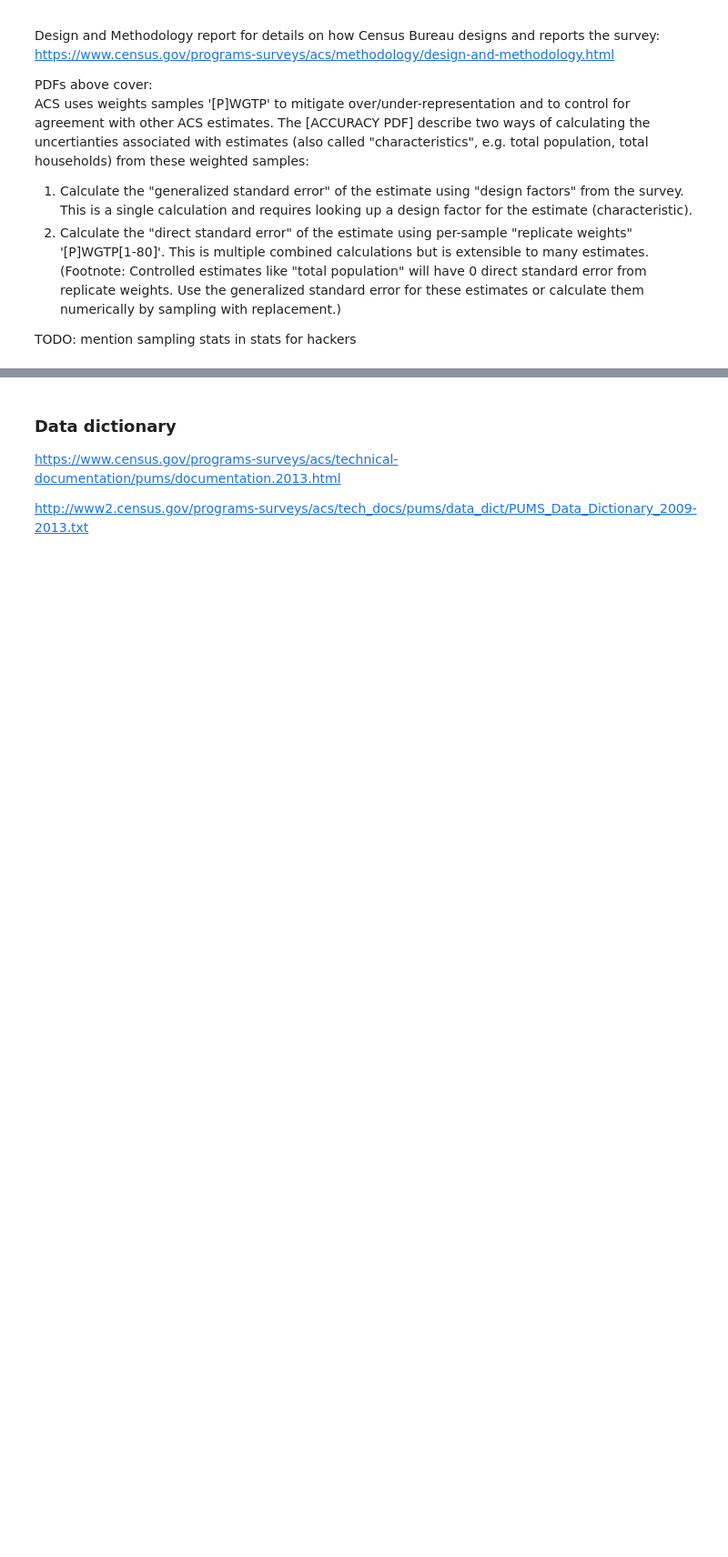
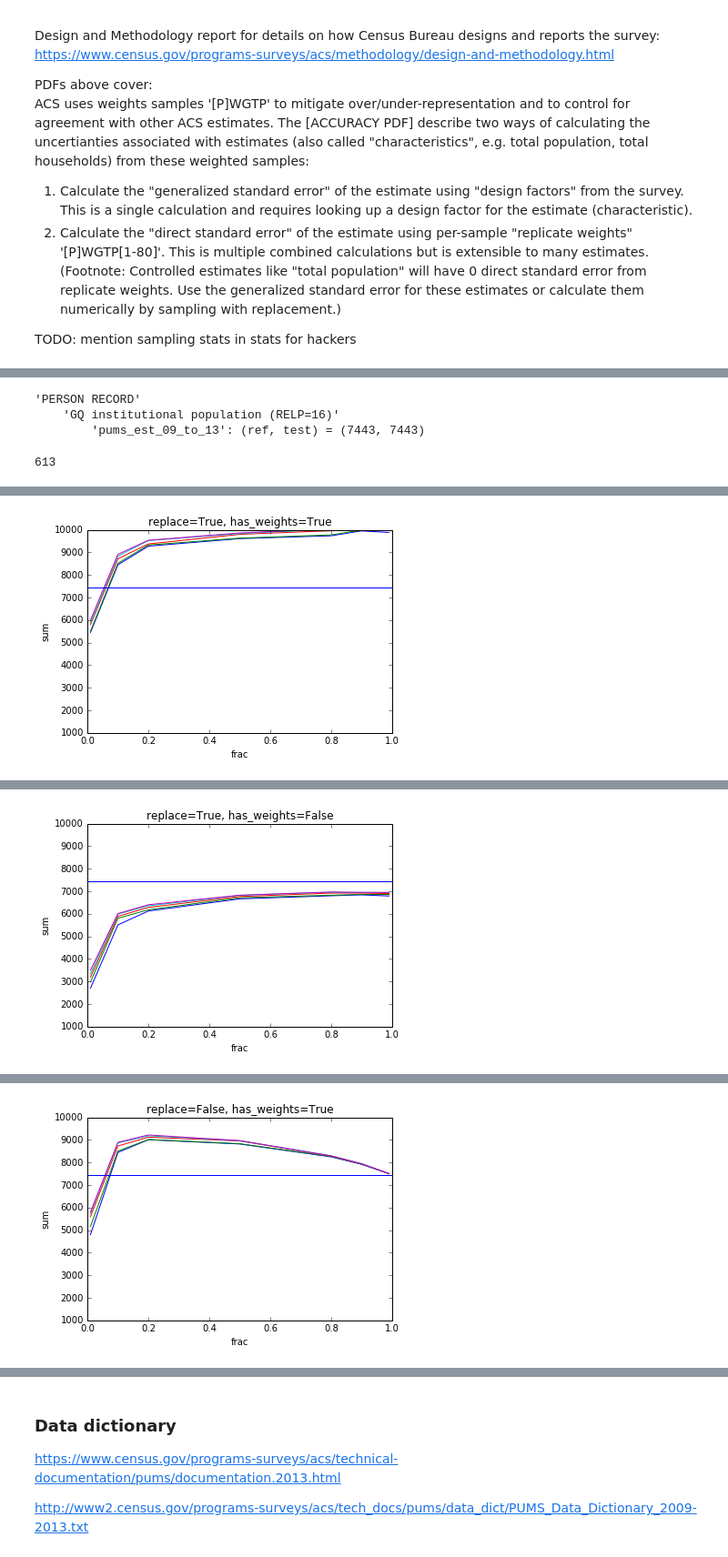
Before and after one commit to stharrold/stharrold.github.io, a Jupyter notebook: content/static/20151230-predict-household-income-from-census/20151230-predict-household-income-from-census.ipynb, the cells around one changed output, grey strips where cells are left out. Shown at 91% size. Drawn from its saved outputs; the diff is of its cells as text; code cells hidden in the pictures; blank space fills up the shorter version.

```diff
--- a/content/static/20151230-predict-household-income-from-census/20151230-predict-household-income-from-census.ipynb
+++ b/content/static/20151230-predict-household-income-from-census/20151230-predict-household-income-from-census.ipynb
@@ -306,0 +304,26 @@ test_se
+# %%
+record_type = 'PERSON RECORD'
+print("'{rt}'".format(rt=record_type))
+df = records_dfs[record_type]['dataframe']
+wt = records_dfs[record_type]['weight']
+wts = records_dfs[record_type]['replicate_weights']
+print("    '{char}'".format(char=char))
+char = 'GQ institutional population (RELP=16)'
+tfmask_ref = dfe_dc['characteristic'] == char
+tfmask_test = eval(tfmask_test_strs[record_type][char])
+# Calculate an estimate ('est', also a "characteristic"),
+# a weighted sum, using sample weights '[P]WGTP'.
+col = 'pums_est_09_to_13'
+print("        '{col}':".format(col=col), end=' ')
+ref_est = int(dfe_dc.loc[tfmask_ref, col].values[0].replace(',', ''))
+test_est = df.loc[tfmask_test, wt].sum()
+assert ref_est == test_est
+print("(ref, test) = {tup}".format(tup=(ref_est, test_est)))
+# %% [output]
+'PERSON RECORD'
+    'GQ institutional population (RELP=16)'
+        'pums_est_09_to_13': (ref, test) = (7443, 7443)
+# %%
+tfmask_test.sum()
+# %% [output]
+613
@@ -306,0 +332,8 @@ test_se
+# %%
+ser = df.loc[tfmask_test, wt]
+#num = tfmask_test.sum() # number of samples
+#num = int(1e3)
+# frac = 0.99 # fraction of samples
+pmf = ser.values / ser.sum()
+assert np.isclose(np.sum(pmf), 1.0)
+fracs = [0.01, 0.1, 0.2, 0.5, 0.8, 0.9, 0.99]
@@ -306,0 +342,27 @@ test_se
+# %%
+for replace in [True, False]:
+    for has_weights in [True, False]:
+        if has_weights:
+            weights = pmf
+        else:
+            weights = None
+        time_start = time.perf_counter()
+        pct_arr = list()
+        for frac in fracs:
+            print(frac, end=' ')
+            pct_arr.append(
+                np.percentile(
+                    a=[(1/frac)*ser.sample(
+                        frac=frac, replace=replace, weights=weights, random_state=None).sum()
+                        for _ in range(int(1e3))],
+                    q=percentiles))
+        time_stop = time.perf_counter()
+        print("\nElapsed time (sec) = {diff:.2f}".format(diff=time_stop - time_start))
+        plt.title("replace={re}, has_weights={hw}".format(re=replace, hw=has_weights))
+        plt.xlabel("frac")
+        plt.ylabel("sum")
+        plt.plot(fracs, pct_arr)
+        plt.axhline(y=ref_est)
+        plt.ylim(1e3, 1e4)
+        plt.show()
+# %% [output]
@@ -306,0 +370 @@ test_se
+[figure, added]
@@ -306,0 +372 @@ test_se
+[figure, added]
@@ -306,0 +374 @@ test_se
+[figure, added]
```
Also changed, not shown: parts of 11 cells of this notebook.
